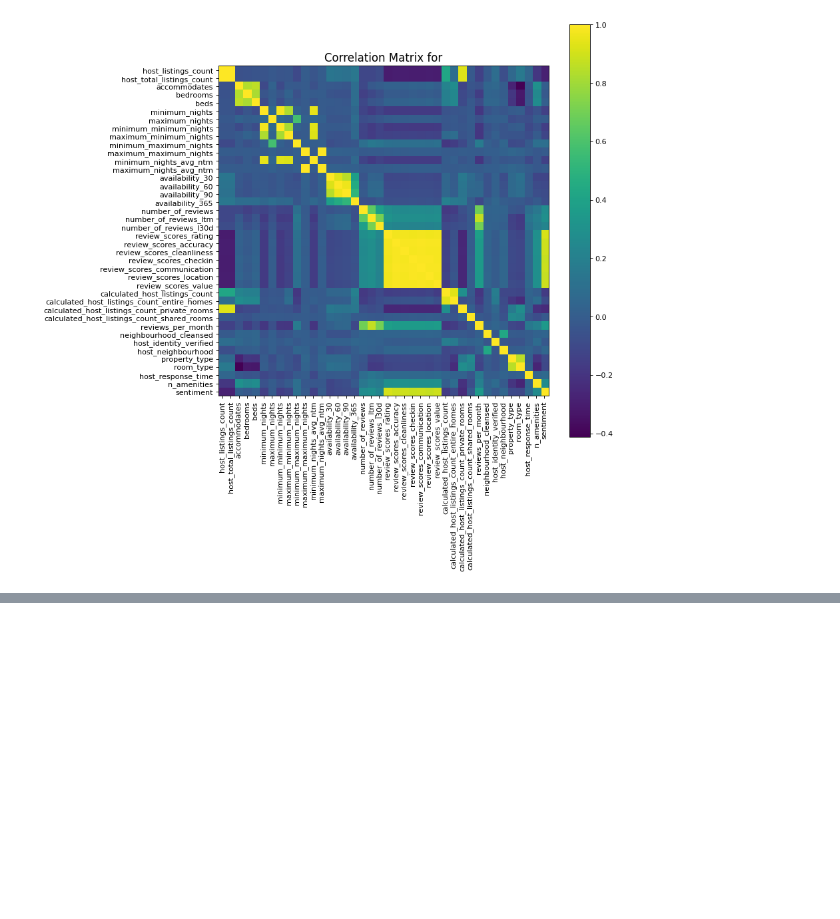
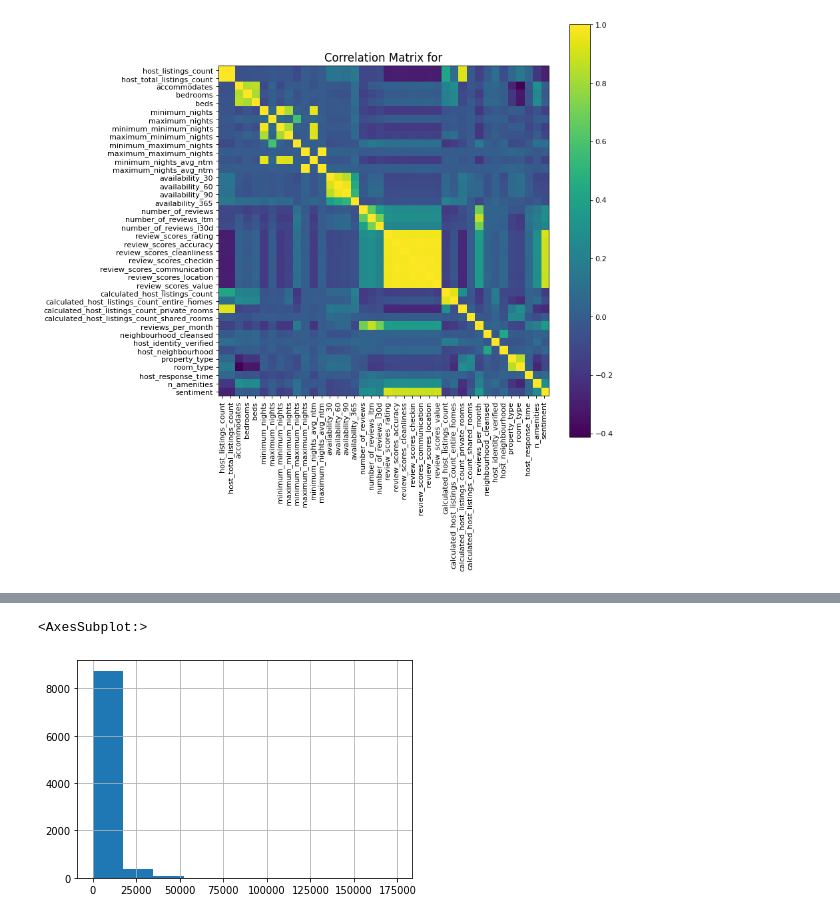
Before and after one commit to italu1013/insideairbnb_rental_price_prediction, a Jupyter notebook: SD_airbnb_rental_EDA_and_rental_predict_modeling.ipynb, the cells around one changed output, grey strips where cells are left out. Saved outputs shown, nothing was run; the diff lists cells and outputs as text; code cells hidden in the pictures; blank space fills up the shorter version.

```diff
--- a/SD_airbnb_rental_EDA_and_rental_predict_modeling.ipynb
+++ b/SD_airbnb_rental_EDA_and_rental_predict_modeling.ipynb
@@ -487,0 +560,5 @@ plotCorrelationMatrix(df_plot, 10)
+# %%
+df_fd.avg_face_area.hist()
+# %% [output]
+<AxesSubplot:>
+[figure, added]
```
Also changed, not shown: parts of 11 cells of this notebook.
